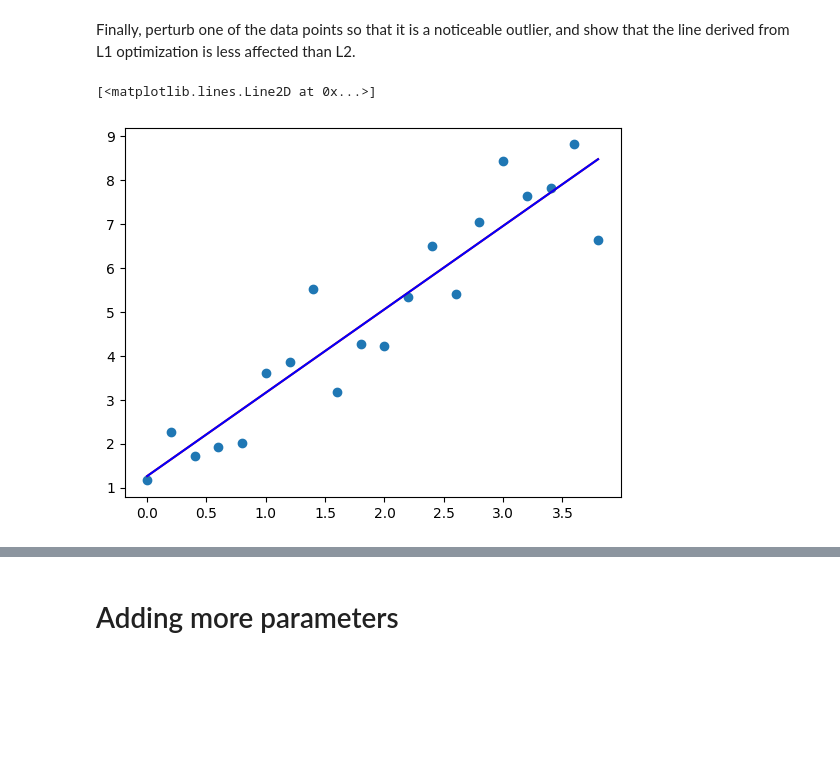
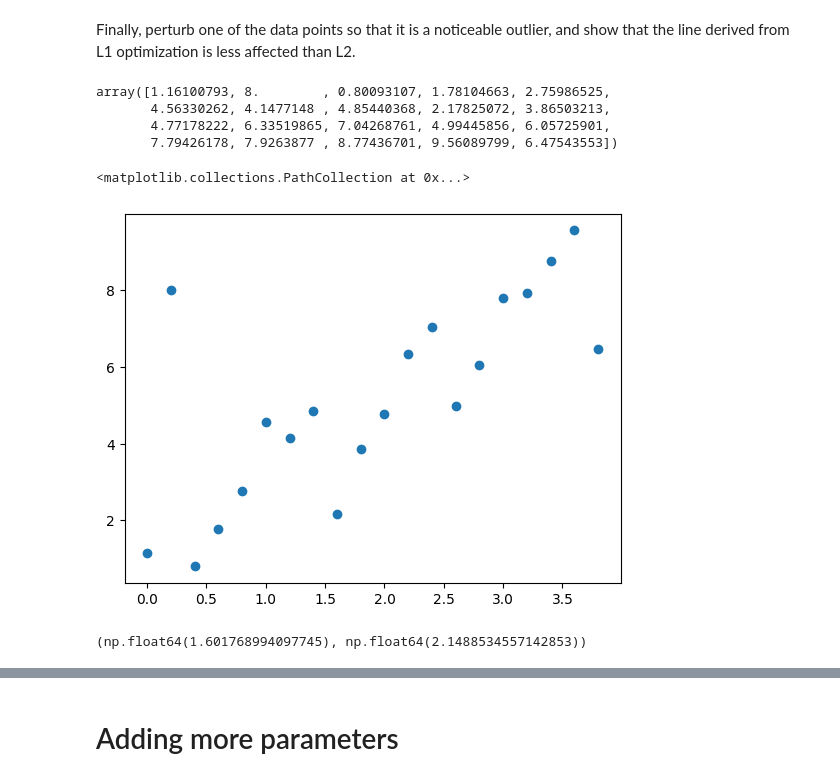
Before and after one commit to genaiwithshubham/machine-learning-practice, a Jupyter notebook: courseInfosysNotebookFinal2025.ipynb, the cells around one changed output, grey strips where cells are left out. Saved outputs shown, nothing was run; the diff lists cells and outputs as text; code cells hidden in the pictures; blank space fills up the shorter version.

```diff
--- a/courseInfosysNotebookFinal2025.ipynb
+++ b/courseInfosysNotebookFinal2025.ipynb
@@ -112,10 +112,38 @@ print(minimum)
      njev: 6
 # %% [markdown]
 Finally, perturb one of the data points so that it is a noticeable outlier, and show that the line derived from L1 optimization is less affected than L2.
+# %%
+yarray[1] = 8
+yarray
+# %% [output]
+array([1.16100793, 8.        , 0.80093107, 1.78104663, 2.75986525,
+       4.56330262, 4.1477148 , 4.85440368, 2.17825072, 3.86503213,
+       4.77178222, 6.33519865, 7.04268761, 4.99445856, 6.05725901,
+       7.79426178, 7.9263877 , 8.77436701, 9.56089799, 6.47543553])
 # %%
 pylab.scatter(xarray, yarray)
-pylab.plot(xarray, a*xarray + b, color='red')
-pylab.plot(xarray, minimum.x[0]*xarray + minimum.x[1], color='blue')
+# pylab.plot(xarray, a*xarray + b, color='red')
+# pylab.plot(xarray, minimum.x[0]*xarray + minimum.x[1], color='blue')
 # %% [output]
-[<matplotlib.lines.Line2D at 0x...>]
+<matplotlib.collections.PathCollection at 0x...>
-[figure, old version]
+[figure, new version]
+# %%
+def linear_model(x, y):
+  n = x.size
+  x_avg = x.mean()
+  y_avg = y.mean()
+  product = 0
+  diff = 0
+
+  for i in range(n):
+    product += (x[i] - x_avg)*(y[i] - y_avg)
+    diff += (x[i] - x_avg)**2
+
+  a = product/diff
+  b = y_avg - a*x_avg
+  return a,b
+
+coef = linear_model(xarray, yarray)
+coef
+# %% [output]
+(np.float64(1.601768994097745), np.float64(2.1488534557142853))
```
Also changed, not shown: parts of 5 cells of this notebook.
